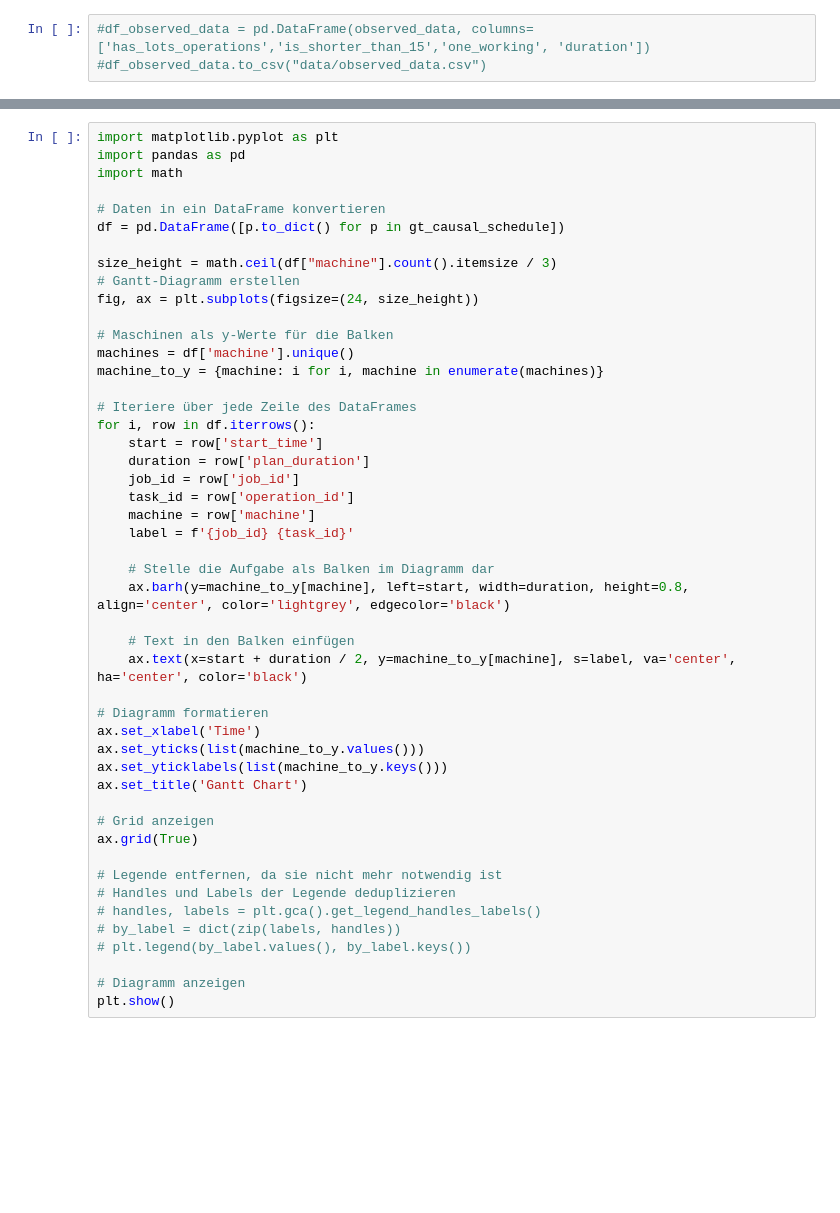
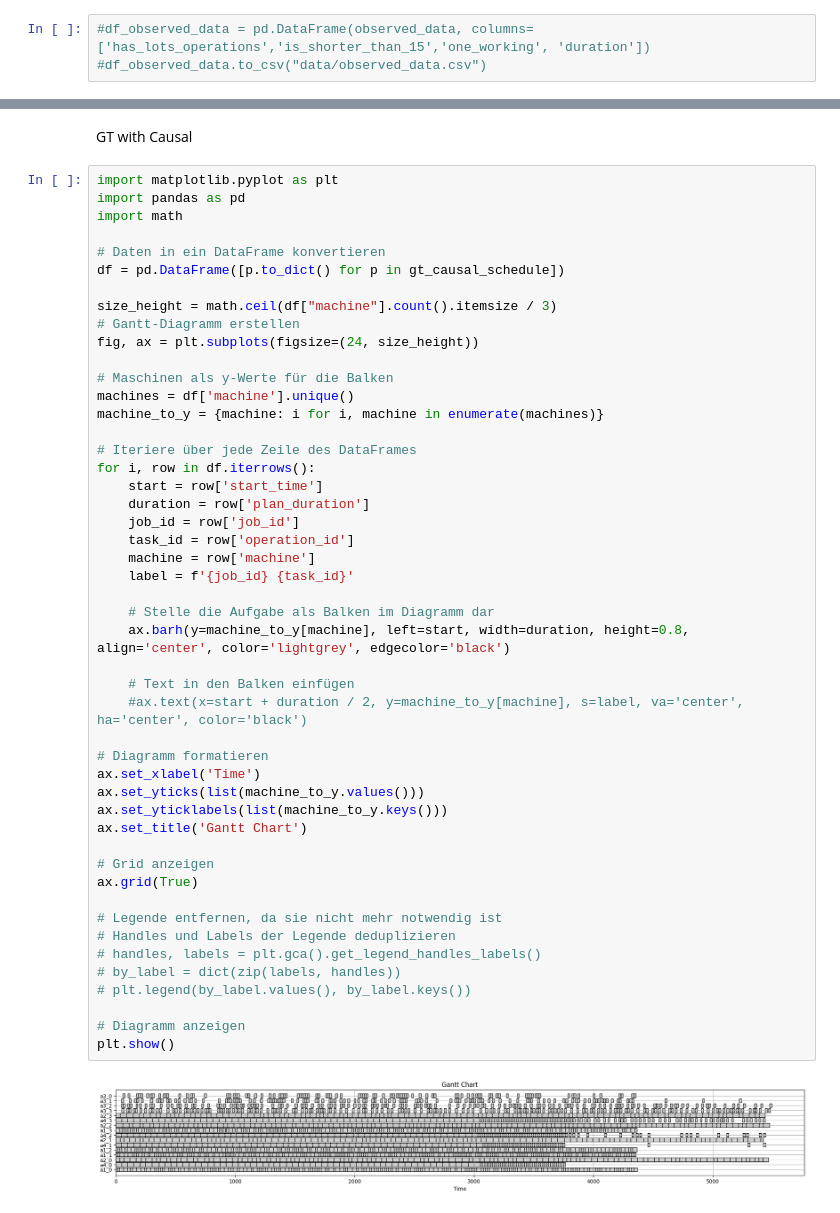
Before and after one commit to MarvinMat/PlanCausal, a Jupyter notebook: simulation_example.ipynb, the cells around one changed output, grey strips where cells are left out. Drawn from its saved outputs; the diff is of its cells as text; blank space fills up the shorter version.

```diff
--- a/simulation_example.ipynb
+++ b/simulation_example.ipynb
@@ -323,3 +310,5 @@ WARNING:matplotlib.text:posx and posy should be finite values
+# %% [markdown]
+GT with Causal
 # %%
 import matplotlib.pyplot as plt
 import pandas as pd
@@ -340,31 +329,33 @@ machine_to_y = {machine: i for i, machine in enumerate(machines)}
 for i, row in df.iterrows():
     start = row['start_time']
     duration = row['plan_duration']
     job_id = row['job_id']
     task_id = row['operation_id']
     machine = row['machine']
     label = f'{job_id} {task_id}'
 
     # Stelle die Aufgabe als Balken im Diagramm dar
     ax.barh(y=machine_to_y[machine], left=start, width=duration, height=0.8, align='center', color='lightgrey', edgecolor='black')
 
     # Text in den Balken einfügen
-    ax.text(x=start + duration / 2, y=machine_to_y[machine], s=label, va='center', ha='center', color='black')
+    #ax.text(x=start + duration / 2, y=machine_to_y[machine], s=label, va='center', ha='center', color='black')
 
 # Diagramm formatieren
 ax.set_xlabel('Time')
 ax.set_yticks(list(machine_to_y.values()))
 ax.set_yticklabels(list(machine_to_y.keys()))
 ax.set_title('Gantt Chart')
 
 # Grid anzeigen
 ax.grid(True)
 
 # Legende entfernen, da sie nicht mehr notwendig ist
 # Handles und Labels der Legende deduplizieren
 # handles, labels = plt.gca().get_legend_handles_labels()
 # by_label = dict(zip(labels, handles))
 # plt.legend(by_label.values(), by_label.keys())
 
 # Diagramm anzeigen
 plt.show()
+# %% [output]
+[figure, added]
```
Also changed, not shown: parts of 7 cells of this notebook.
